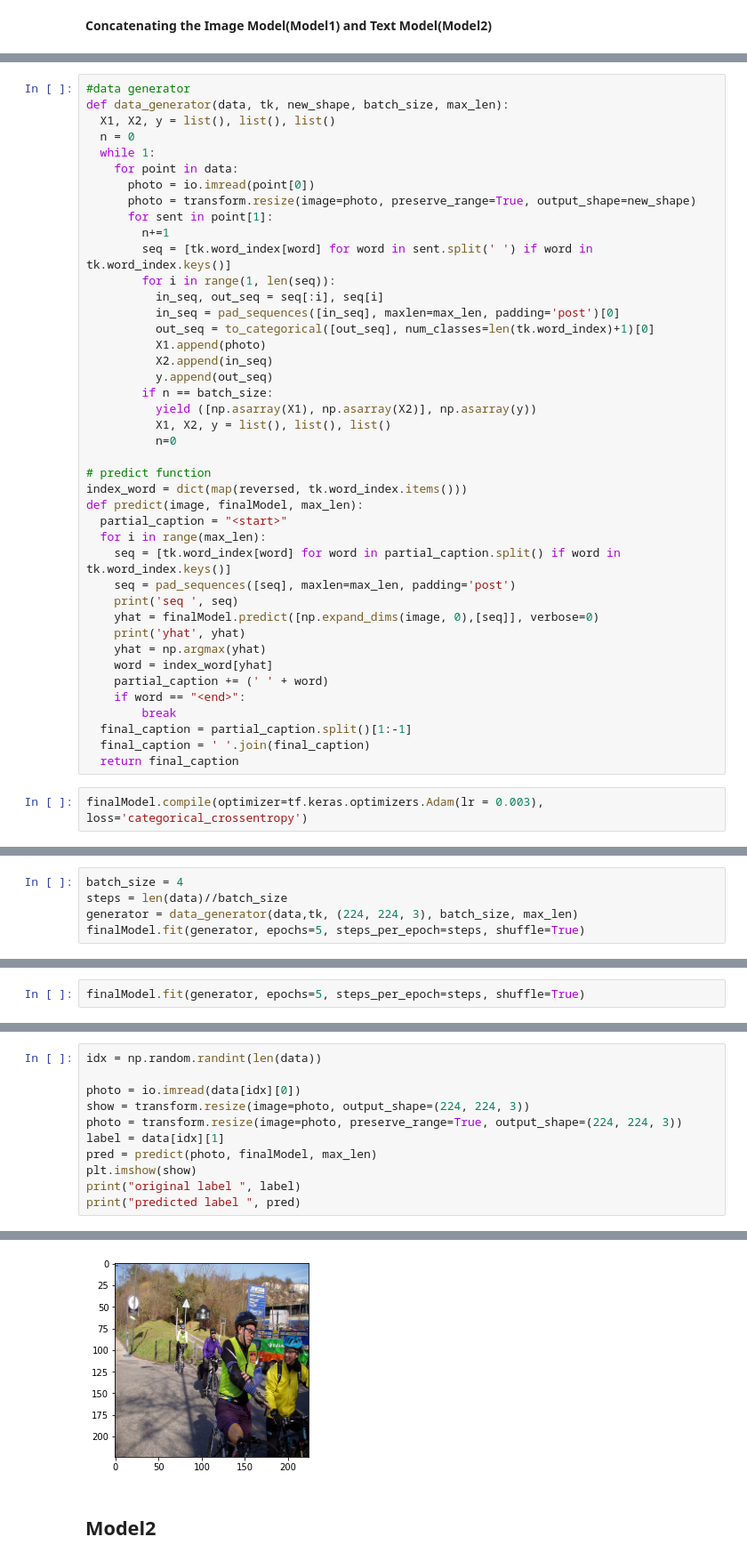
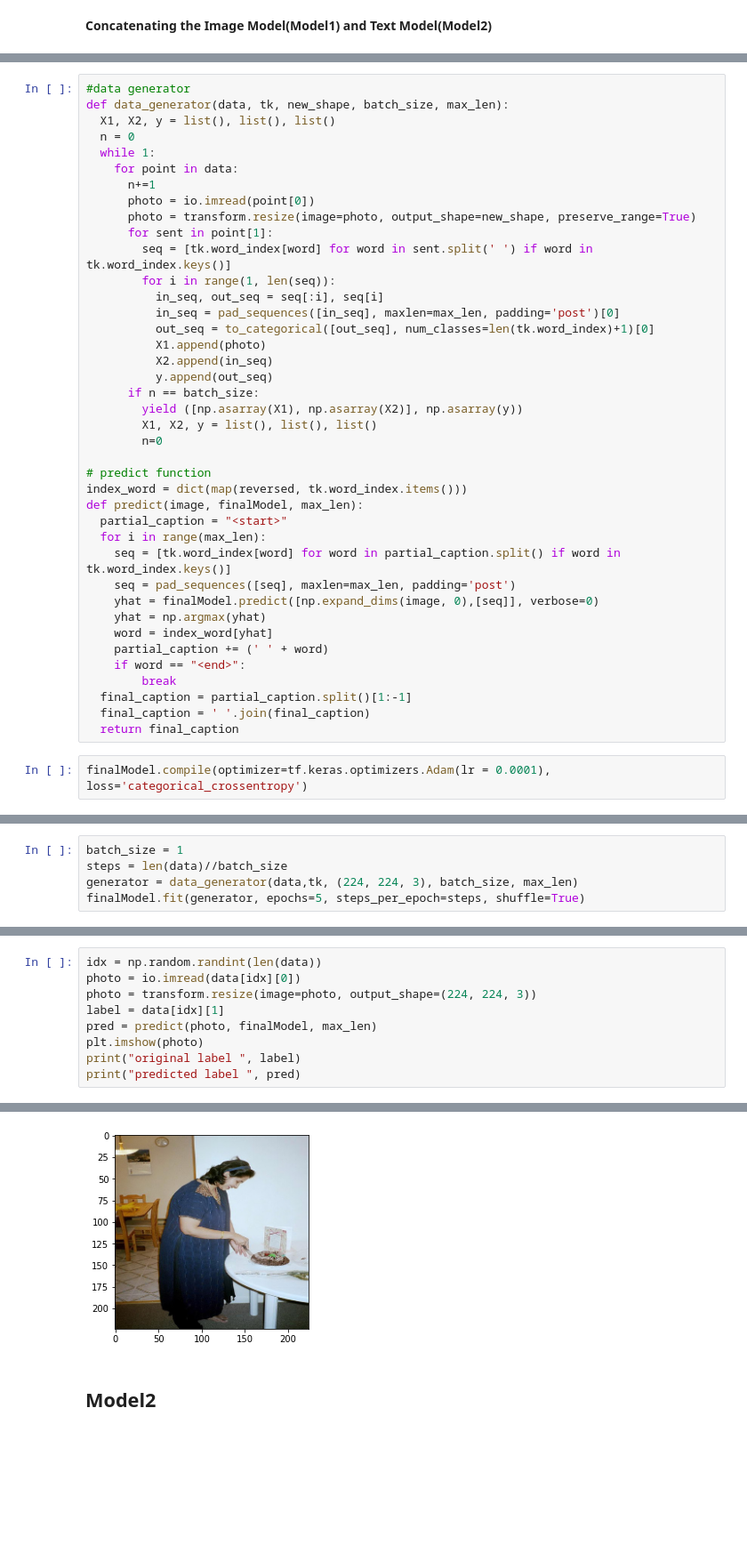
Before and after one commit to vipul43/image_description, a Jupyter notebook: image_description.ipynb, the cells around one changed output, grey strips where cells are left out. Shown at 89% size. Cells and saved outputs as stored; diff of their text form; blank space fills up the shorter version.

```diff
--- a/image_description.ipynb
+++ b/image_description.ipynb
@@ -226,10 +216,10 @@ def data_generator(data, tk, new_shape, batch_size, max_len):
   n = 0
   while 1:
     for point in data:
+      n+=1
       photo = io.imread(point[0])
-      photo = transform.resize(image=photo, preserve_range=True, output_shape=new_shape)
+      photo = transform.resize(image=photo, output_shape=new_shape, preserve_range=True)
       for sent in point[1]:
-        n+=1
         seq = [tk.word_index[word] for word in sent.split(' ') if word in tk.word_index.keys()]
         for i in range(1, len(seq)):
           in_seq, out_seq = seq[:i], seq[i]
@@ -238,10 +228,10 @@ def data_generator(data, tk, new_shape, batch_size, max_len):
           X1.append(photo)
           X2.append(in_seq)
           y.append(out_seq)
-        if n == batch_size:
-          yield ([np.asarray(X1), np.asarray(X2)], np.asarray(y))
-          X1, X2, y = list(), list(), list()
-          n=0
+      if n == batch_size:
+        yield ([np.asarray(X1), np.asarray(X2)], np.asarray(y))
+        X1, X2, y = list(), list(), list()
+        n=0
 
 # predict function
 index_word = dict(map(reversed, tk.word_index.items()))
@@ -250,9 +240,7 @@ def predict(image, finalModel, max_len):
   for i in range(max_len):
     seq = [tk.word_index[word] for word in partial_caption.split() if word in tk.word_index.keys()]
     seq = pad_sequences([seq], maxlen=max_len, padding='post')
-    print('seq ', seq)
     yhat = finalModel.predict([np.expand_dims(image, 0),[seq]], verbose=0)
-    print('yhat', yhat)
     yhat = np.argmax(yhat)
     word = index_word[yhat]
     partial_caption += (' ' + word)
@@ -262,4 +250,4 @@ def predict(image, finalModel, max_len):
   final_caption = ' '.join(final_caption)
   return final_caption
 # %%
-finalModel.compile(optimizer=tf.keras.optimizers.Adam(lr = 0.003), loss='categorical_crossentropy')
+finalModel.compile(optimizer=tf.keras.optimizers.Adam(lr = 0.0001), loss='categorical_crossentropy')
@@ -266,5 +256,5 @@ finalModel.compile(optimizer=tf.keras.optimizers.Adam(lr = 0.003), loss='categor
 # %%
-batch_size = 4
+batch_size = 1
 steps = len(data)//batch_size
 generator = data_generator(data,tk, (224, 224, 3), batch_size, max_len)
 finalModel.fit(generator, epochs=5, steps_per_epoch=steps, shuffle=True)
@@ -283,2 +269,0 @@ Epoch 5/5
-# %%
-finalModel.fit(generator, epochs=5, steps_per_epoch=steps, shuffle=True)
@@ -297,12 +270,10 @@ Epoch 5/5
 # %%
 idx = np.random.randint(len(data))
-
 photo = io.imread(data[idx][0])
-show = transform.resize(image=photo, output_shape=(224, 224, 3))
-photo = transform.resize(image=photo, preserve_range=True, output_shape=(224, 224, 3))
+photo = transform.resize(image=photo, output_shape=(224, 224, 3))
 label = data[idx][1]
 pred = predict(photo, finalModel, max_len)
-plt.imshow(show)
+plt.imshow(photo)
 print("original label ", label)
 print("predicted label ", pred)
 # %% [output]
@@ -326,4 +282,4 @@ predicted label  on on on on on on on on on on on on on on
-[figure, old version]
+[figure, new version]
 # %% [markdown]
 ## Model2
 # %%
```
Also changed, not shown: parts of 17 cells of this notebook.
